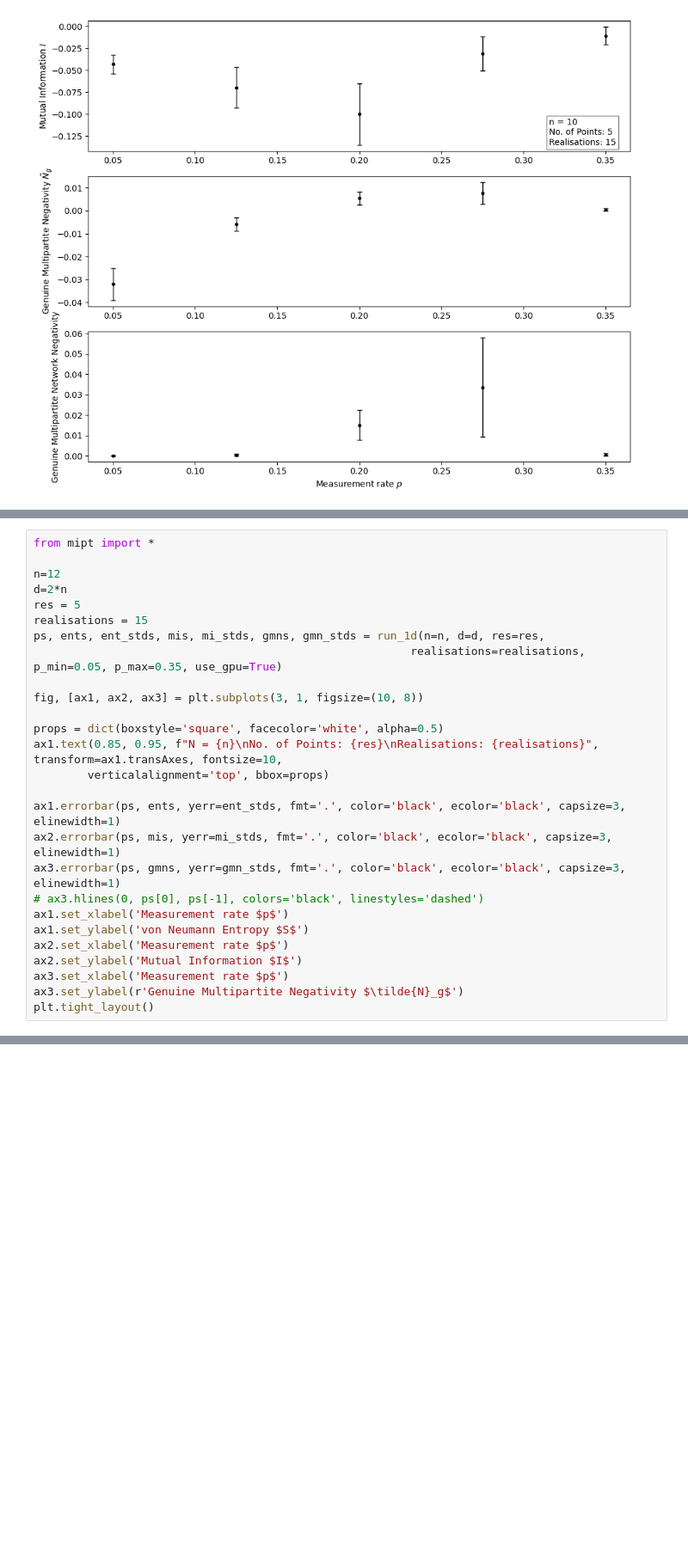
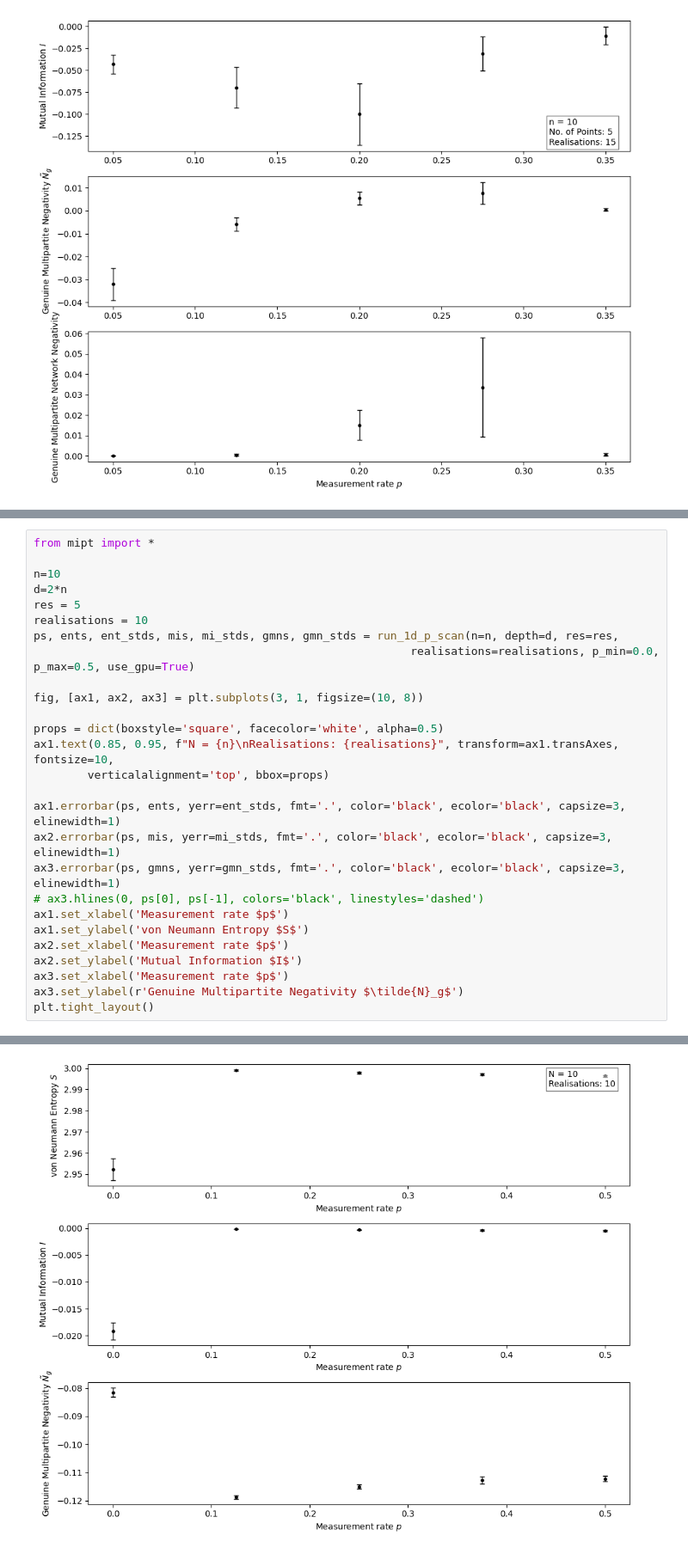
Before and after one commit to amarce4/mipt, a Jupyter notebook: python/mipt.ipynb, the cells around one changed output, grey strips where cells are left out. Shown at 86% size. Saved outputs shown, nothing was run; the diff lists cells and outputs as text; blank space fills up the shorter version.

```diff
--- a/python/mipt.ipynb
+++ b/python/mipt.ipynb
@@ -443,17 +336,17 @@ Simulating p = 1.0
 # %%
 from mipt import *
 
-n=12
+n=10
 d=2*n
 res = 5
-realisations = 15
-ps, ents, ent_stds, mis, mi_stds, gmns, gmn_stds = run_1d(n=n, d=d, res=res,
-                                                        realisations=realisations, p_min=0.05, p_max=0.35, use_gpu=True)
+realisations = 10
+ps, ents, ent_stds, mis, mi_stds, gmns, gmn_stds = run_1d_p_scan(n=n, depth=d, res=res,
+                                                        realisations=realisations, p_min=0.0, p_max=0.5, use_gpu=True)
 
 fig, [ax1, ax2, ax3] = plt.subplots(3, 1, figsize=(10, 8))
 
 props = dict(boxstyle='square', facecolor='white', alpha=0.5)
-ax1.text(0.85, 0.95, f"N = {n}\nNo. of Points: {res}\nRealisations: {realisations}", transform=ax1.transAxes, fontsize=10,
+ax1.text(0.85, 0.95, f"N = {n}\nRealisations: {realisations}", transform=ax1.transAxes, fontsize=10,
         verticalalignment='top', bbox=props)
 
 ax1.errorbar(ps, ents, yerr=ent_stds, fmt='.', color='black', ecolor='black', capsize=3, elinewidth=1)
@@ -471,0 +369 @@ AerError: 'Invalid option target_gpus'
+[figure, added]
```
Also changed, not shown: parts of 6 cells of this notebook, 4 other files.
